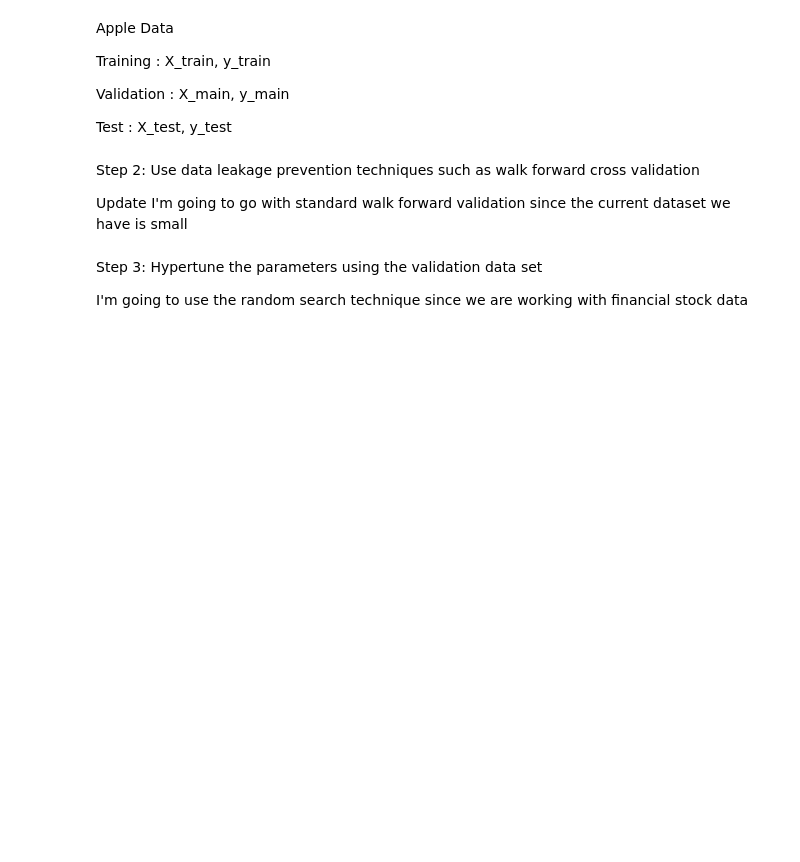
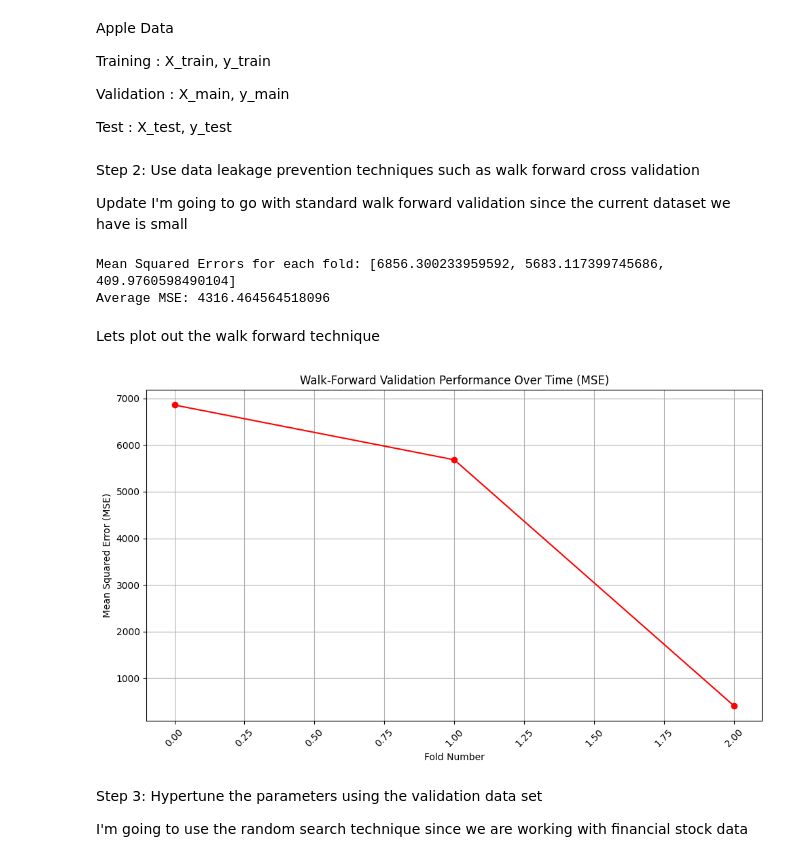
Before and after one commit to csce585-mlsystems/CSCE585ProjectROI, a Jupyter notebook: Model_Training_Apple_Data.ipynb, the cells around one changed output. Saved outputs shown, nothing was run; the diff lists cells and outputs as text; code cells hidden in the pictures; blank space fills up the shorter version.

```diff
--- a/Model_Training_Apple_Data.ipynb
+++ b/Model_Training_Apple_Data.ipynb
@@ -216,53 +244,71 @@ import pandas as pd
 from sklearn.linear_model import LinearRegression
 from sklearn.metrics import mean_squared_error
 
-def perform_walk_forward_validation(apple, training_window_size, testing_window_size, step_size):
+def perform_walk_forward_validation(X_full, y_full, training_window_size, testing_window_size, step_size):
     errors = []
     predictions = []
 
     # Ensure data is a pandas Series or DataFrame with a time-based index
     # For this example, assuming 'data' is a Series where the index represents time
 
-    for i in range(training_window_size, len(data) - testing_window_size + 1, step_size):
-        # Define training and testing windows
-        train_data = data.iloc[i - training_window_size : i]
-        test_data = data.iloc[i : i + testing_window_size]
+    # The loop should iterate through the full dataset, stepping by step_size
+    # We need to ensure there's enough data for at least one training and testing window
+    for i in range(training_window_size, len(X_full) - testing_window_size + 1, step_size):
+        # Define training and testing windows from the full dataset
+        X_train_window = X_full.iloc[i - training_window_size : i]
+        y_train_window = y_full.iloc[i - training_window_size : i]
 
-        # In a real scenario, you'd extract features (X) and target (y)
-        # For this simple example, we'll just predict the next value based on previous values
-        X_train = pd.DataFrame({'lag1': train_data.shift(1).dropna()})
-        y_train = train_data.iloc[1:] # Target is the actual value at the next step
+        X_test_window = X_full.iloc[i : i + testing_window_size]
+        y_test_window = y_full.iloc[i : i + testing_window_size]
 
-        X_test = pd.DataFrame({'lag1': test_data.shift(1).dropna()})
-        y_test = test_data.iloc[1:]
-
-        # Handle cases where X_train or X_test might be empty or too small
-        if X_train.empty or X_test.empty:
+        # Handle cases where windows might be empty (e.g., at the very start/end with small data)
+        if X_train_window.empty or X_test_window.empty or y_train_window.empty or y_test_window.empty:
             continue
 
         # Train the model
         model = LinearRegression()
-        model.fit(X_train, y_train)
+        model.fit(X_train_window, y_train_window)
 
         # Make predictions
-        y_pred = model.predict(X_test)
+        y_pred = model.predict(X_test_window)
 
         # Evaluate and store results
-        mse = mean_squared_error(y_test, y_pred)
+        # Ensure y_test_window and y_pred have compatible shapes/types for MSE
+        mse = mean_squared_error(y_test_window, y_pred)
         errors.append(mse)
         predictions.extend(y_pred)
 
     return errors, predictions
 
+training_window = 2 # Adjusted for small dataset
+testing_window = 1   # Adjusted for small dataset
+step = 1             # Adjusted for small dataset
 
-training_window = 30 # Use 30 days for training
-testing_window = 7   # Predict for the next 7 days
-step = 7             # Move forward by 7 days in each iteration
-
-errors, predictions = perform_walk_forward_validation(data, training_window, testing_window, step)
+# Call the function with the full X_data and y_data, and the step
+errors, predictions = perform_walk_forward_validation(X_data, y_data, training_window, testing_window, step)
 
 print(f"Mean Squared Errors for each fold: {errors}")
 print(f"Average MSE: {sum(errors) / len(errors) if errors else 'N/A'}")
+# %% [output]
+Mean Squared Errors for each fold: [6856.300233959592, 5683.117399745686, 409.9760598490104]
+Average MSE: 4316.464564518096
+# %% [markdown]
+Lets plot out the walk forward technique
+# %%
+import matplotlib.pyplot as plt
+
+# Plotting walk-forward validation performance
+plt.figure(figsize=(10, 6))
+plt.plot(range(len(errors)), errors, marker='o', linestyle='-', color='red')
+plt.title('Walk-Forward Validation Performance Over Time (MSE)')
+plt.xlabel('Fold Number')
+plt.ylabel('Mean Squared Error (MSE)')
+plt.grid(True)
+plt.xticks(rotation=45)
+plt.tight_layout()
+plt.show()
+# %% [output]
+[figure, added]
 # %% [markdown]
 Step 3: Hypertune the parameters using the validation data set
 
```
Also changed, not shown: parts of 8 cells of this notebook.
